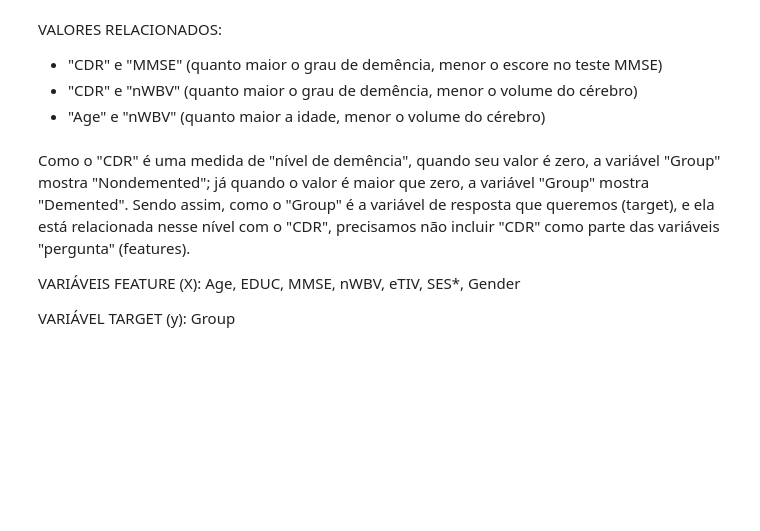
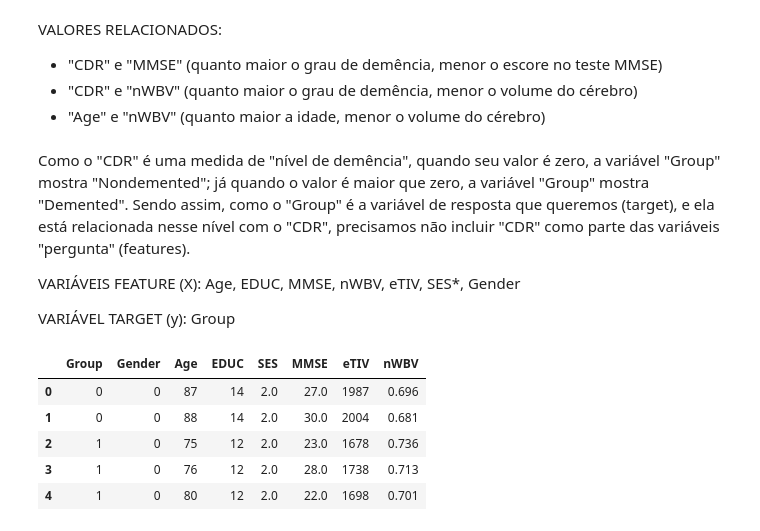
Before and after one commit to debahferreira/neuropredict-ml, a Jupyter notebook: notebooks/01_exploracao.ipynb, the cells around one changed output. Saved outputs shown, nothing was run; the diff lists cells and outputs as text; code cells hidden in the pictures; blank space fills up the shorter version.

```diff
--- a/notebooks/01_exploracao.ipynb
+++ b/notebooks/01_exploracao.ipynb
@@ -202,3 +202,12 @@ new_df = df.copy()
 new_df.to_csv('/home/deborah/Documentos/neuropredict/data/tabela_variaveis_certas.csv', index=False)
 # %%
 df['Gender'] = df['Gender'].map({'M' : 0, 'F' : 1})
+df['Group'] = df['Group'].map({'Demented' : 1, 'Nondemented' : 0})
+df.head()
+# %% [output]
+|  | Group | Gender | Age | EDUC | SES | MMSE | eTIV | nWBV |
+| 0 | 0 | 0 | 87 | 14 | 2.0 | 27.0 | 1987 | 0.696 |
+| 1 | 0 | 0 | 88 | 14 | 2.0 | 30.0 | 2004 | 0.681 |
+| 2 | 1 | 0 | 75 | 12 | 2.0 | 23.0 | 1678 | 0.736 |
+| 3 | 1 | 0 | 76 | 12 | 2.0 | 28.0 | 1738 | 0.713 |
+| 4 | 1 | 0 | 80 | 12 | 2.0 | 22.0 | 1698 | 0.701 |
```
